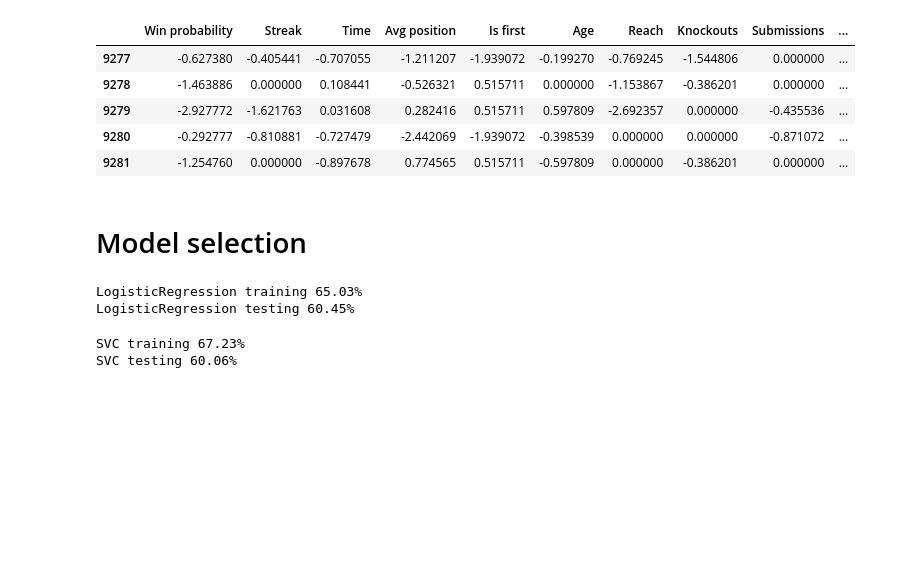
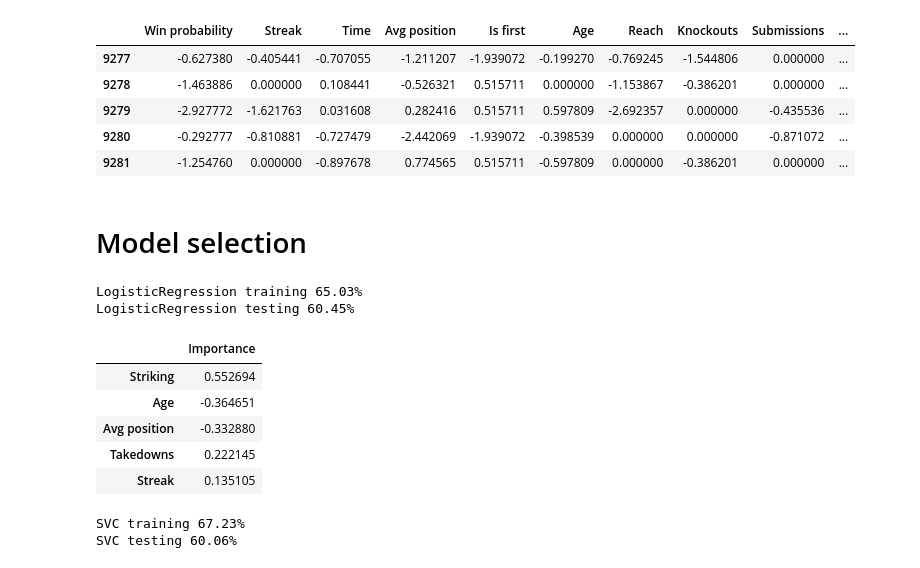
Before and after one commit to tomaszmartin/randomfight, a Jupyter notebook: fightmetric.ipynb, the cells around one changed output. Drawn from its saved outputs; the diff is of its cells as text; code cells hidden in the pictures; blank space fills up the shorter version.

```diff
--- a/fightmetric.ipynb
+++ b/fightmetric.ipynb
@@ -22,27 +27,32 @@ pd.options.mode.chained_assignment = None
 Using TensorFlow backend.
 # %%
 def get_data():
-    data_file = 'fightmetric/data/imputed.json'
+    """Returns a DataFrame with transformed data."""
+    data_file = 'fightmetric/data/final.json'
     frame = pd.read_json(data_file)
     return frame
 
 
 def get_label(event_date):
+    """Helper function for choosing train and test
+    labels based on fight's date."""
     event_date = event_date.date()
+    # All fights after 2015 should be
+    # associated to the test set.
     if event_date >= date(2015, 1, 1):
         return 'test'
     return 'train'
 
 
 def train_test_split(data):
+    """Returns train and test data."""
     data = data[(data['result'] == 'Win') | (data['result'] == 'Loss')]
     data['set'] = data['date'].apply(get_label)
     train = data.loc[data['set'] == 'train']
     test = data.loc[data['set'] == 'test']
-    valid = data.loc[data['set'] == 'valid']
-    assert len(data) == len(train) + len(test) + len(valid)
+    assert len(data) == len(train) + len(test)
 
-    return train, test, valid
+    return train, test
 
 def split(data):
     data = data[(data['result'] == 'Win') | (data['result'] == 'Loss')]
@@ -53,4 +63,5 @@ def split(data):
 # Data exploration
 # %%
 data = get_data()
-train, test, valid = train_test_split(data)
+train, test = train_test_split(data)
+datasets = [train, test]
@@ -121,10 +109,5 @@ td: 0.6195488480886924,
 total str.: 0.4412454210775378,
 # %% [markdown]
 # Data preparation
-# %%
-data = get_data()
-train, test, valid = train_test_split(data)
-datasets = [train, test]
-# pprint(data.iloc[random.randint(0, len(data))]['fighter'])
 # %%
 def offense_accuracy(fighter, key):
@@ -268,25 +252,36 @@ Dataset of 12 features with 2554 rows.
 | 9281 | -1.254760 | 0.000000 | -0.897678 | 0.774565 | 0.515711 | -0.597809 | 0.000000 | -0.386201 | 0.000000 | ... |
 # %% [markdown]
 # Model selection
+# %%
+from sklearn.linear_model import LogisticRegression, LogisticRegressionCV
+from sklearn.metrics import accuracy_score
+
+logreg = LogisticRegression()
+logreg.fit(xtrain, ytrain)
+
+print('LogisticRegression training {:.2f}%'.format(accuracy_score(ytrain, logreg.predict(xtrain))*100))
+print('LogisticRegression testing {:.2f}%'.format(accuracy_score(ytest, logreg.predict(xtest))*100))
+feats = {feature: importance for feature, importance in zip(xtrain.columns, logreg.coef_[0])}
+importances = pd.DataFrame.from_dict(feats, orient='index')
+importances = importances.rename(columns={0: 'Importance', 1: 'Feature'})
+importances = importances.iloc[importances['Importance'].abs().argsort()].iloc[::-1]
+importances.head(5)
+# %% [output]
+LogisticRegression training 65.03%
+LogisticRegression testing 60.45%
+|  | Importance |
+| Striking | 0.552694 |
+| Age | -0.364651 |
+| Avg position | -0.332880 |
+| Takedowns | 0.222145 |
+| Streak | 0.135105 |
 # %%
-from sklearn.linear_model import LogisticRegression, LogisticRegressionCV
-from sklearn.metrics import accuracy_score
+svc = SVC()
+svc.fit(xtrain, ytrain)
 
-model = LogisticRegression()
-model.fit(xtrain, ytrain)
-
-print('LogisticRegression training {:.2f}%'.format(accuracy_score(ytrain, model.predict(xtrain))*100))
-print('LogisticRegression testing {:.2f}%'.format(accuracy_score(ytest, model.predict(xtest))*100))
+print('SVC training {:.2f}%'.format(accuracy_score(ytrain, svc.predict(xtrain))*100))
+print('SVC testing {:.2f}%'.format(accuracy_score(ytest, svc.predict(xtest))*100))
 # %% [output]
-LogisticRegression training 65.03%
-LogisticRegression testing 60.45%
+SVC training 67.23%
+SVC testing 60.06%
-# %%
-model = SVC()
-model.fit(xtrain, ytrain)
-
-print('SVC training {:.2f}%'.format(accuracy_score(ytrain, model.predict(xtrain))*100))
-print('SVC testing {:.2f}%'.format(accuracy_score(ytest, model.predict(xtest))*100))
-# %% [output]
-SVC training 67.23%
-SVC testing 60.06%
 # %%
```
Also changed, not shown: parts of 30 cells of this notebook, 2 other files.
